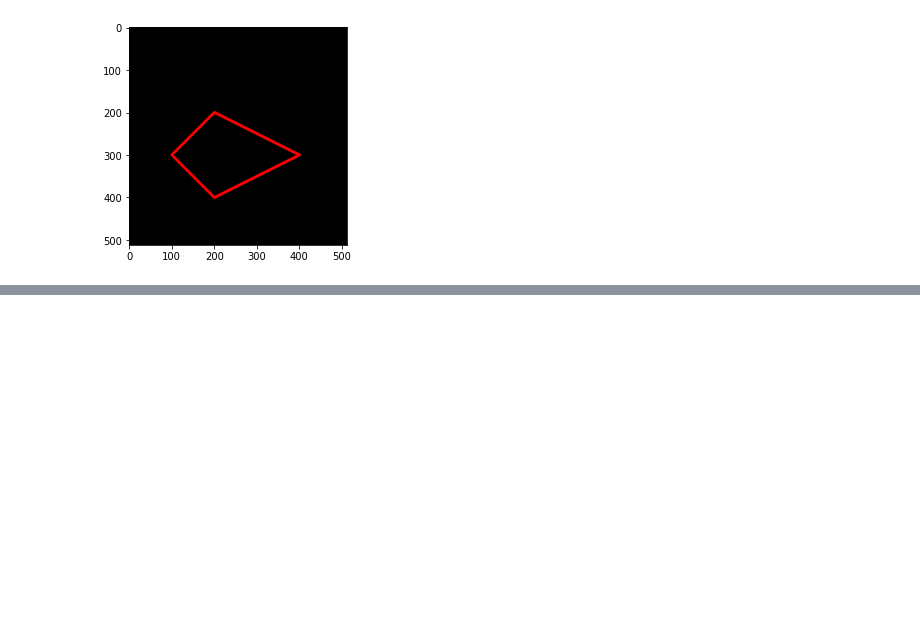
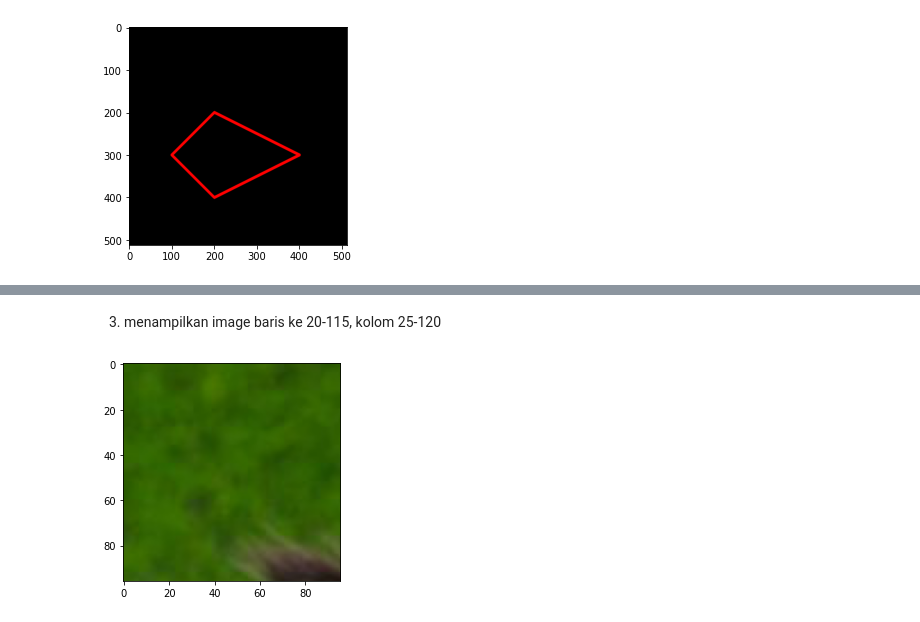
Before and after one commit to fika-aini/PCVK_Genap_2023, a Jupyter notebook: Week2.ipynb, the cells around one changed output, grey strips where cells are left out. Cells and saved outputs as stored; diff of their text form; code cells hidden in the pictures; blank space fills up the shorter version.

```diff
--- a/Week2.ipynb
+++ b/Week2.ipynb
@@ -168,0 +254,16 @@ plt.imshow(black_img2)
+# %% [markdown]
+3. menampilkan image baris ke 20-115, kolom 25-120
+# %%
+import matplotlib.image as mpimg
+
+# Load the image using Matplotlib
+img = mpimg.imread('/content/drive/MyDrive/sample_data/kitten01.jpg')
+
+# Extract the desired subregion of the image using NumPy array indexing
+subimg = img[20:116, 25:121, :]
+
+# Display the subregion of the image using Matplotlib
+plt.imshow(subimg)
+plt.show()
+# %% [output]
+[figure, added]
```
Also changed, not shown: parts of 14 cells of this notebook.
